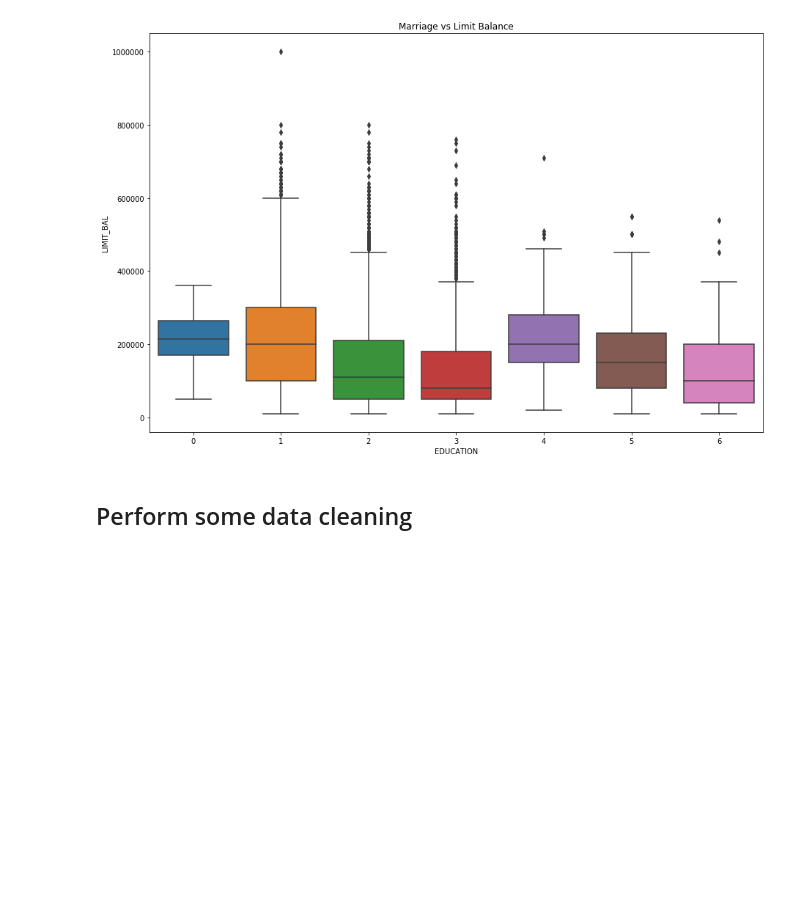
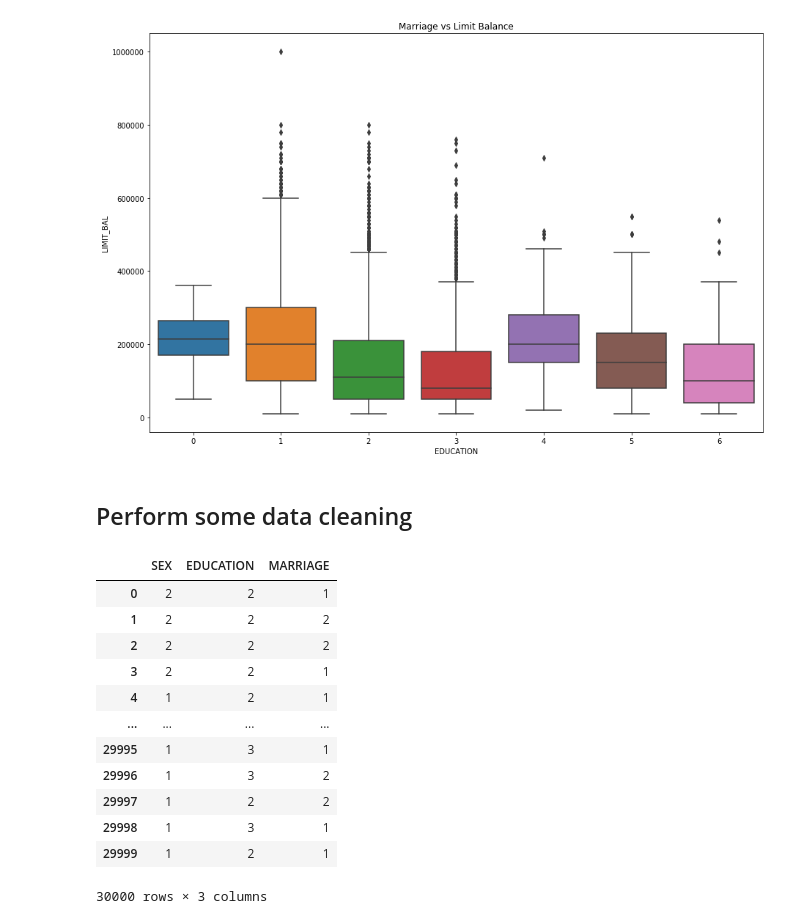
Before and after one commit to speri203/Credit-Default-Prediction, a Jupyter notebook: Credit_Default_Prediction.ipynb, the cells around one changed output. Cells and saved outputs as stored; diff of their text form; code cells hidden in the pictures; blank space fills up the shorter version.

```diff
--- a/Credit_Default_Prediction.ipynb
+++ b/Credit_Default_Prediction.ipynb
@@ -213,3 +213,21 @@ plt.show()
 [figure]
 # %% [markdown]
 ## Perform some data cleaning
+# %%
+## Saving categorical variables in a dataframe
+df_cat = df[['SEX', 'EDUCATION', 'MARRIAGE']]
+df_cat
+# %% [output]
+|  | SEX | EDUCATION | MARRIAGE |
+| 0 | 2 | 2 | 1 |
+| 1 | 2 | 2 | 2 |
+| 2 | 2 | 2 | 2 |
+| 3 | 2 | 2 | 1 |
+| 4 | 1 | 2 | 1 |
+| ... | ... | ... | ... |
+| 29995 | 1 | 3 | 1 |
+| 29996 | 1 | 3 | 2 |
+| 29997 | 1 | 2 | 2 |
+| 29998 | 1 | 3 | 1 |
+| 29999 | 1 | 2 | 1 |
+30000 rows × 3 columns
```
Also changed, not shown: parts of 8 cells of this notebook.
